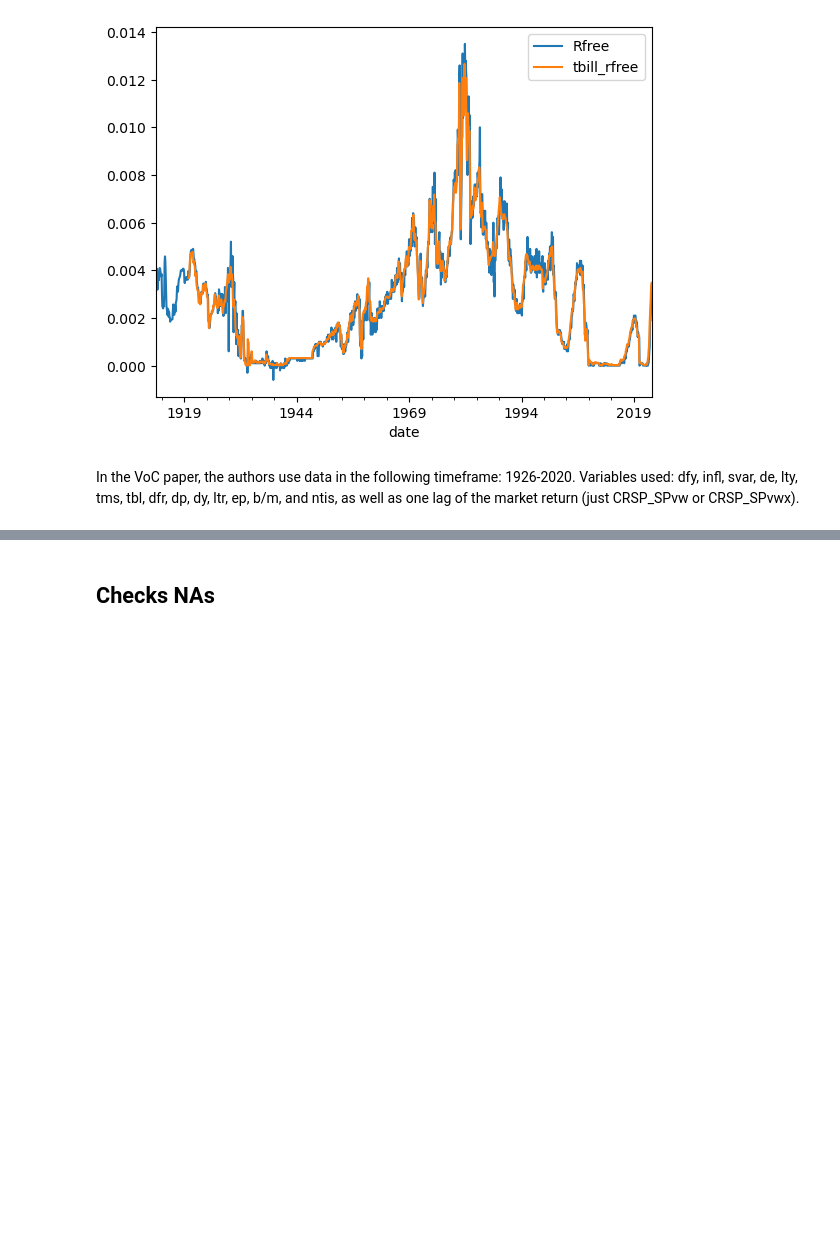
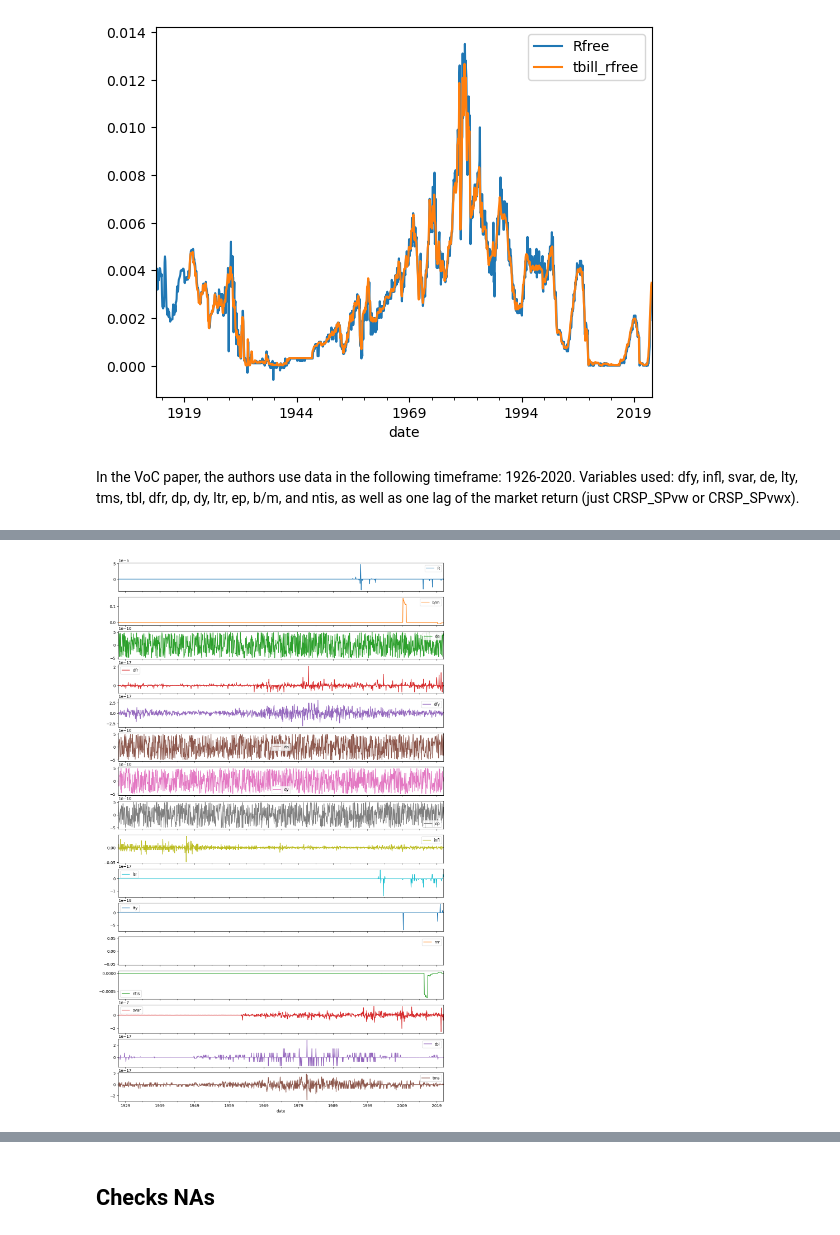
Before and after one commit to zivmi/voc_reproduction, a Jupyter notebook: notebooks/01-mz-preprocessing.ipynb, the cells around one changed output, grey strips where cells are left out. Cells and saved outputs as stored; diff of their text form; code cells hidden in the pictures; blank space fills up the shorter version.

Commit message:
Bug fix: too many lags on 'mr'. Add comparison to data from `GYdata.mat`

```diff
--- a/notebooks/01-mz-preprocessing.ipynb
+++ b/notebooks/01-mz-preprocessing.ipynb
@@ -201,0 +144,5 @@ data.to_csv('../data/interim/interim_data_step2.csv')
+# %%
+data.index = data.index.shift(1, freq='ME') # shift everything by +1 month
+data["R"] = data["R"].shift(-1) # shift the target variable by -1 month (0 months in total)
+data["infl"] = data["infl"].shift(1) # shift the inflation by 1 month (+2 months in total)
+data.dropna(inplace=True)
@@ -201,0 +169,9 @@ data.to_csv('../data/interim/interim_data_step2.csv')
+# %%
+voc_data=loadmat('../data/external/GYdata.mat')
+voc_Y = voc_data['Y']
+voc_X = pd.DataFrame(voc_data['X'])
+voc_X.columns = ['dfy', 'infl', 'svar', 'de', 'lty', 'tms', 'tbl', 'dfr', 'dp', 'dy', 'ltr', 'ep', 'b/m', 'ntis']
+voc_X.index = pd.to_datetime(voc_data['dates'].flatten(), format='%Y%m').rename('date')
+voc_X.index = voc_X.index.shift(1, freq='ME')
+# add y variable to the dataframe
+voc_X['R'] = voc_Y
@@ -201,0 +195,8 @@ data.to_csv('../data/interim/interim_data_step2.csv')
+# %%
+data_voc_subset=data.loc[data.index < dt.datetime(2021, 1, 1)]
+# %%
+diffs = data_voc_subset - voc_X
+# %%
+diffs.plot(subplots=True, figsize=(15, 25));
+# %% [output]
+[figure, added]
```
Also changed, not shown: parts of 34 cells of this notebook, 1 other file.
